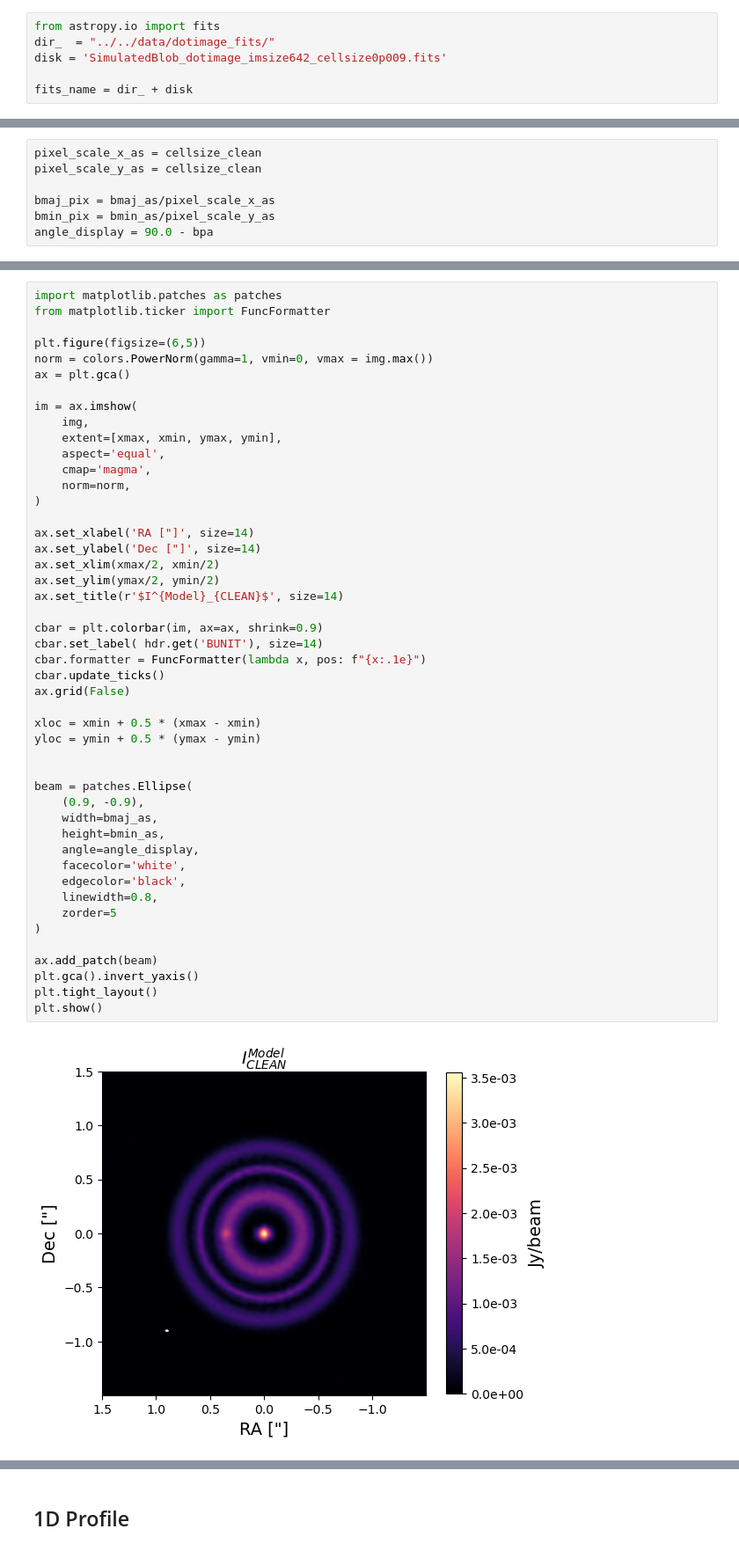
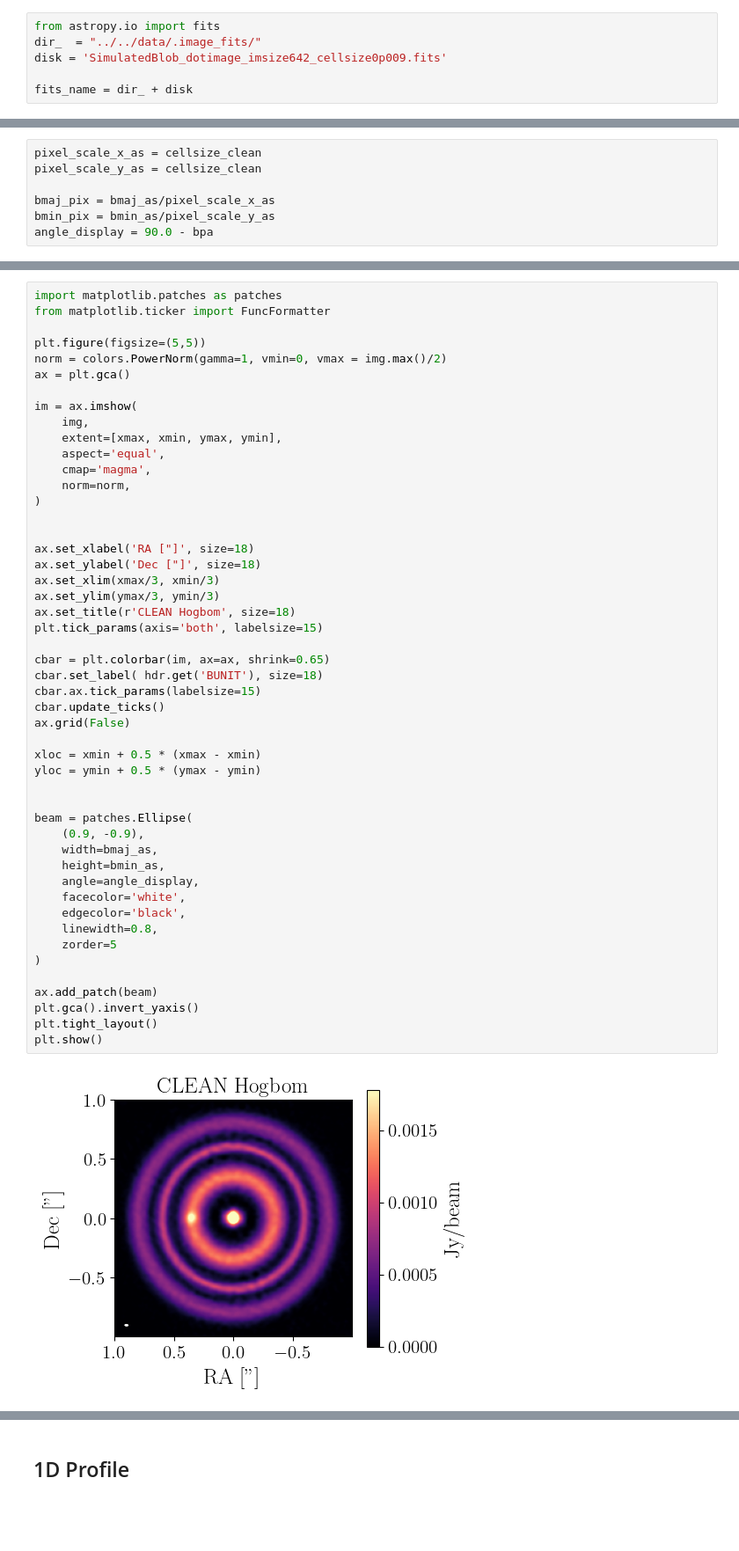
Before and after one commit to mariajmellado/frank2d, a Jupyter notebook: Results/10_Simulated_CLEAN_F1D_F2D_RealSpace.ipynb, the cells around one changed output, grey strips where cells are left out. Shown at 88% size. Cells and saved outputs as stored; diff of their text form; blank space fills up the shorter version.

```diff
--- a/Results/10_Simulated_CLEAN_F1D_F2D_RealSpace.ipynb
+++ b/Results/10_Simulated_CLEAN_F1D_F2D_RealSpace.ipynb
@@ -168,7 +252,7 @@ Plot_.intensity(gamma=1, zoom=2, vmax = 5e10)
 Of image regridded in CASA with imregrid, the same image from where we got the CLEAN model uvtable.
 # %%
 from astropy.io import fits
-dir_  = "../../data/dotimage_fits/"
+dir_  = "../../data/.image_fits/"
 disk = 'SimulatedBlob_dotimage_imsize642_cellsize0p009.fits'
 
 fits_name = dir_ + disk
@@ -263,8 +362,8 @@ rout*2 / imsize
 import matplotlib.patches as patches
 from matplotlib.ticker import FuncFormatter
 
-plt.figure(figsize=(6,5))
-norm = colors.PowerNorm(gamma=1, vmin=0, vmax = img.max())
+plt.figure(figsize=(5,5))
+norm = colors.PowerNorm(gamma=1, vmin=0, vmax = img.max()/2)
 ax = plt.gca()
 
 im = ax.imshow(
@@ -272,39 +371,41 @@ im = ax.imshow(
     extent=[xmax, xmin, ymax, ymin],
     aspect='equal',
     cmap='magma',
     norm=norm,
 )
 
-ax.set_xlabel('RA ["]', size=14)
-ax.set_ylabel('Dec ["]', size=14)
-ax.set_xlim(xmax/2, xmin/2)
-ax.set_ylim(ymax/2, ymin/2)
-ax.set_title(r'$I^{Model}_{CLEAN}$', size=14)
 
-cbar = plt.colorbar(im, ax=ax, shrink=0.9)
-cbar.set_label( hdr.get('BUNIT'), size=14)
-cbar.formatter = FuncFormatter(lambda x, pos: f"{x:.1e}")
+ax.set_xlabel('RA ["]', size=18)
+ax.set_ylabel('Dec ["]', size=18)
+ax.set_xlim(xmax/3, xmin/3)
+ax.set_ylim(ymax/3, ymin/3)
+ax.set_title(r'CLEAN Hogbom', size=18)
+plt.tick_params(axis='both', labelsize=15)
+
+cbar = plt.colorbar(im, ax=ax, shrink=0.65)
+cbar.set_label( hdr.get('BUNIT'), size=18)
+cbar.ax.tick_params(labelsize=15)
 cbar.update_ticks()
 ax.grid(False)
 
 xloc = xmin + 0.5 * (xmax - xmin)
 yloc = ymin + 0.5 * (ymax - ymin)
 
 
 beam = patches.Ellipse(
     (0.9, -0.9),
     width=bmaj_as,
     height=bmin_as,
     angle=angle_display,
     facecolor='white',
     edgecolor='black',
     linewidth=0.8,
     zorder=5
 )
 
 ax.add_patch(beam)
 plt.gca().invert_yaxis()
 plt.tight_layout()
 plt.show()
 # %% [output]
-[figure, old version]
+[figure, new version]
```
Also changed, not shown: parts of 57 cells of this notebook, 25 other files.
